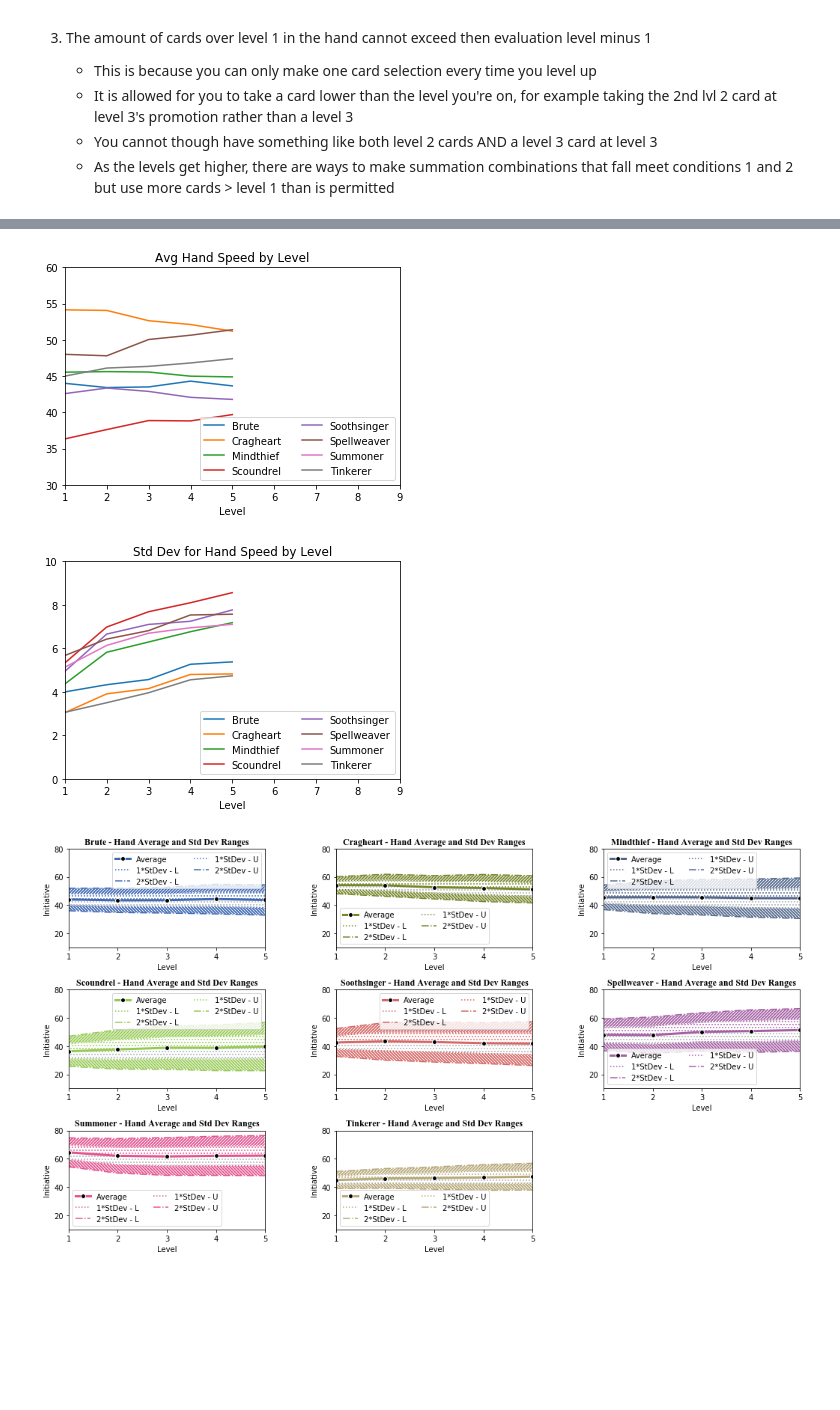
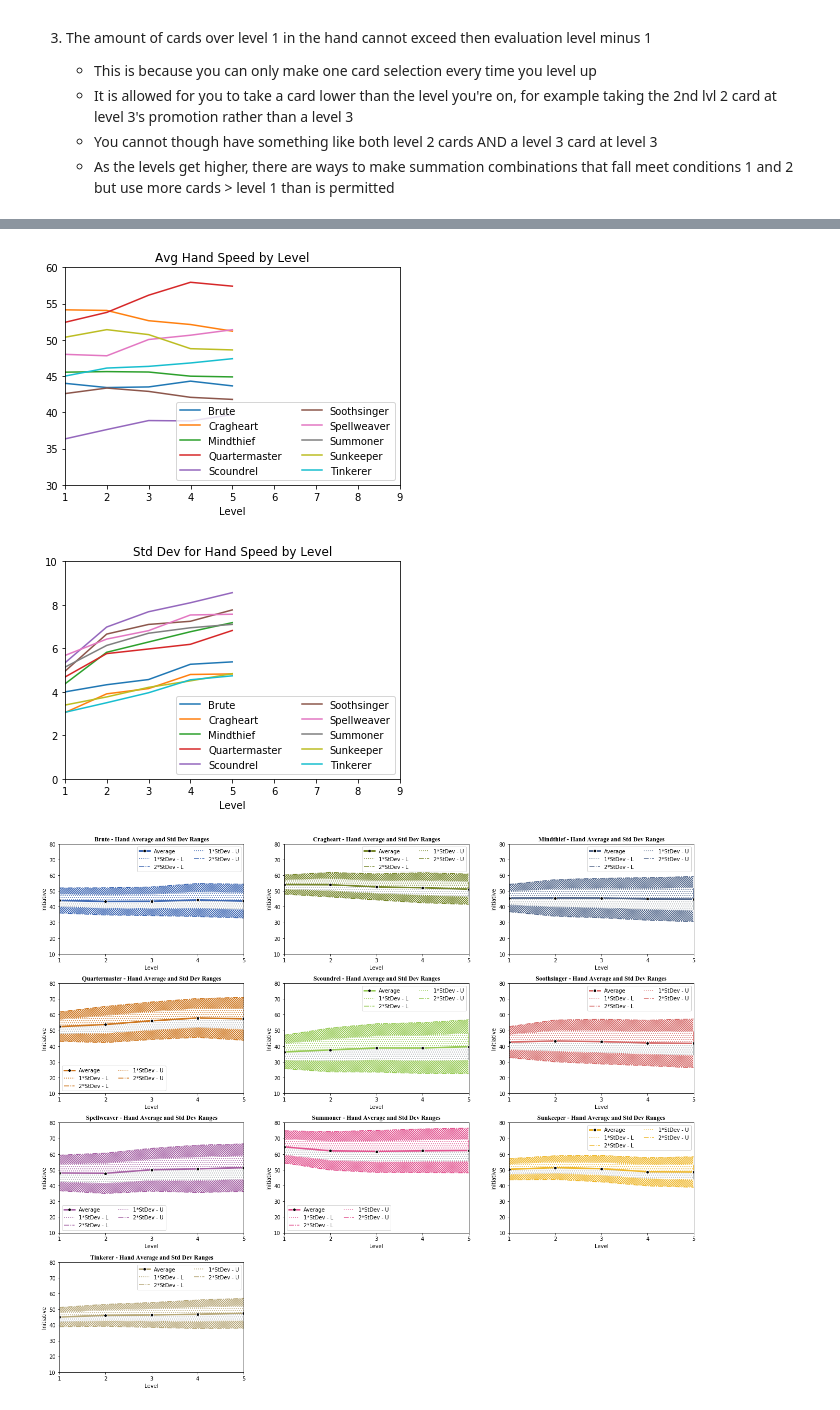
Before and after one commit to brandongiles/Gloomhaven, a Jupyter notebook: Gloomhaven_DataAnalysis.ipynb, the cells around one changed output, grey strips where cells are left out. Drawn from its saved outputs; the diff is of its cells as text; code cells hidden in the pictures; blank space fills up the shorter version.

```diff
--- a/Gloomhaven_DataAnalysis.ipynb
+++ b/Gloomhaven_DataAnalysis.ipynb
@@ -56,7 +56,7 @@ stdev_result_dict = dict()
 
 loop_lvl = 5
 
-for i in range(8):
+for i in range(10):
     # Setting data items for use later in code
     active_class = gen_classinfo['Class'][i]       # Setting the active class (Class[0] = Brute)
     hand_size = gen_classinfo['Hand Size'][i]      # Setting the hand size
@@ -169,11 +169,11 @@ plt.axis([1,9,0,10])
 plt.legend(loc='best', ncol = 2)
 plt.show()
 # %% [output]
-[figure, old version]
+[figure, new version]
-[figure, old version]
+[figure, new version]
 # %%
 # Creating a figure to hold the plots
-fig = plt.figure(figsize=(15,8))
+fig = plt.figure(figsize=(18,15))
 i = 1
 
 # Beginning a loop for each class in the results output.  This will be used to create the plots by class
@@ -188,7 +188,7 @@ for key, grp in total_results_df.groupby(['Class']):
     y5 = grp['L_2StdDev']
 
     # Adding a subplot to the base figure
-    ax = fig.add_subplot(3, 3, i)
+    ax = fig.add_subplot(4, 3, i)
 
     # Plotting the average
     ax = grp.plot(ax=ax, kind='line', x='Level', y='Average', label='Average',
@@ -221,31 +221,31 @@ for key, grp in total_results_df.groupby(['Class']):
     ax.set_xlabel('Level')
     ax.set_ylabel('Initiative')
     ax.set_xticks(grp['Level'])
 
     # Creating the coloring/formatting for the space between the average and +- (2*Std. Deviation)
     # Between Average and Upper Bound 1
     ax.fill_between(x, y1, y2, where = (y2 > y1), facecolor='#FFFFFF',
                     edgecolor=gen_classinfo[gen_classinfo['Class']==key]['Class Symbol Color'], hatch=3*".")
 
     ax.fill_between(x, y2, y4, where = (y4 > y2), edgecolor='#FFFFFF',
                     facecolor=gen_classinfo[gen_classinfo['Class']==key]['Class Symbol Color'], hatch=3*"//")
 
     # Between Average and Lower Bound
     # #E8EAEB'
     ax.fill_between(x, y1, y3, where = (y3 < y1), facecolor='#FFFFFF', edgecolor='#A5ACAF', hatch=3*".")
 
     ax.fill_between(x, y3, y5, where = (y5 < y3), edgecolor='#FFFFFF',
                     facecolor=gen_classinfo[gen_classinfo['Class']==key]['Class Symbol Color'], hatch=6*"\\")
 
 
 
     # Setting up the Legend
     ax.legend(ncol=2)
 
     i += 1
 
 # Adjusting the plot spacing in the figure
 plt.subplots_adjust(left=None, bottom=None, right=None, top=1, wspace=1, hspace=1)
 plt.tight_layout()
 # %% [output]
-[figure, old version]
+[figure, new version]
```
Also changed, not shown: parts of 1 cell of this notebook, 2 other files.
